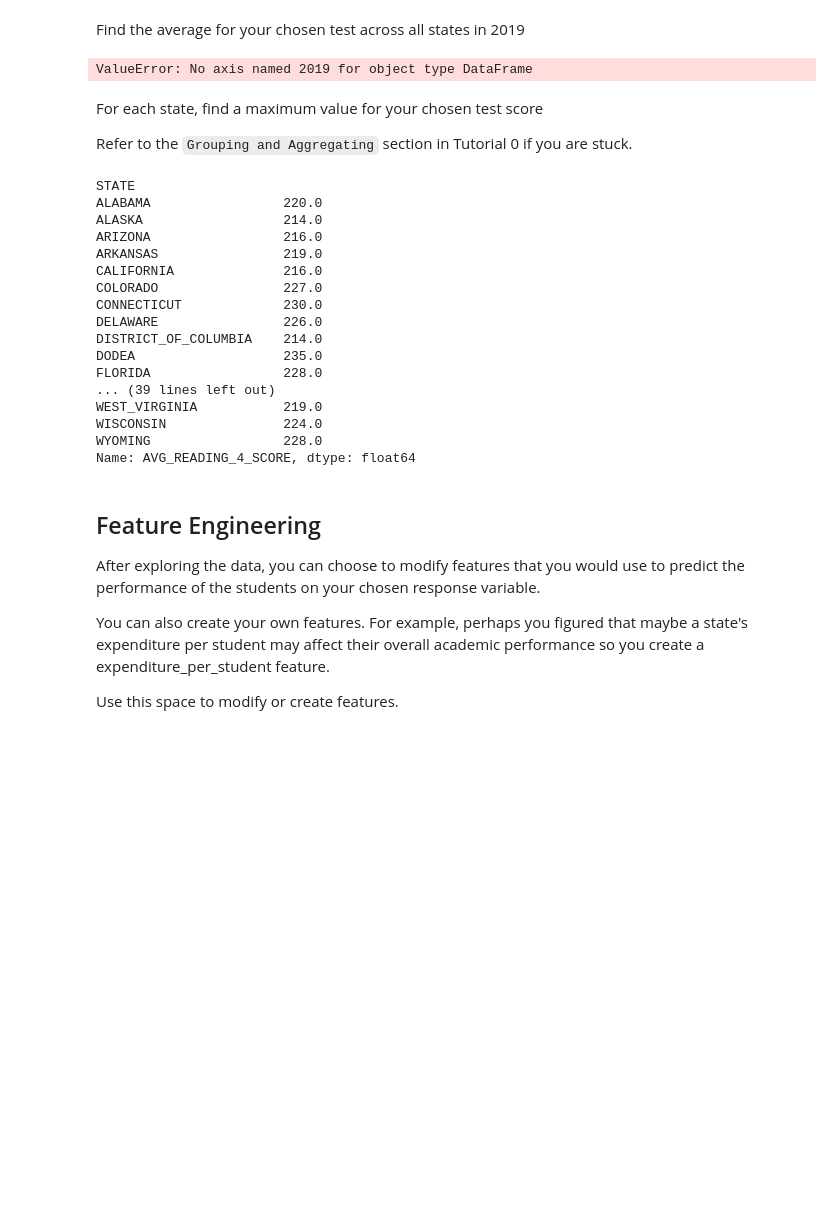
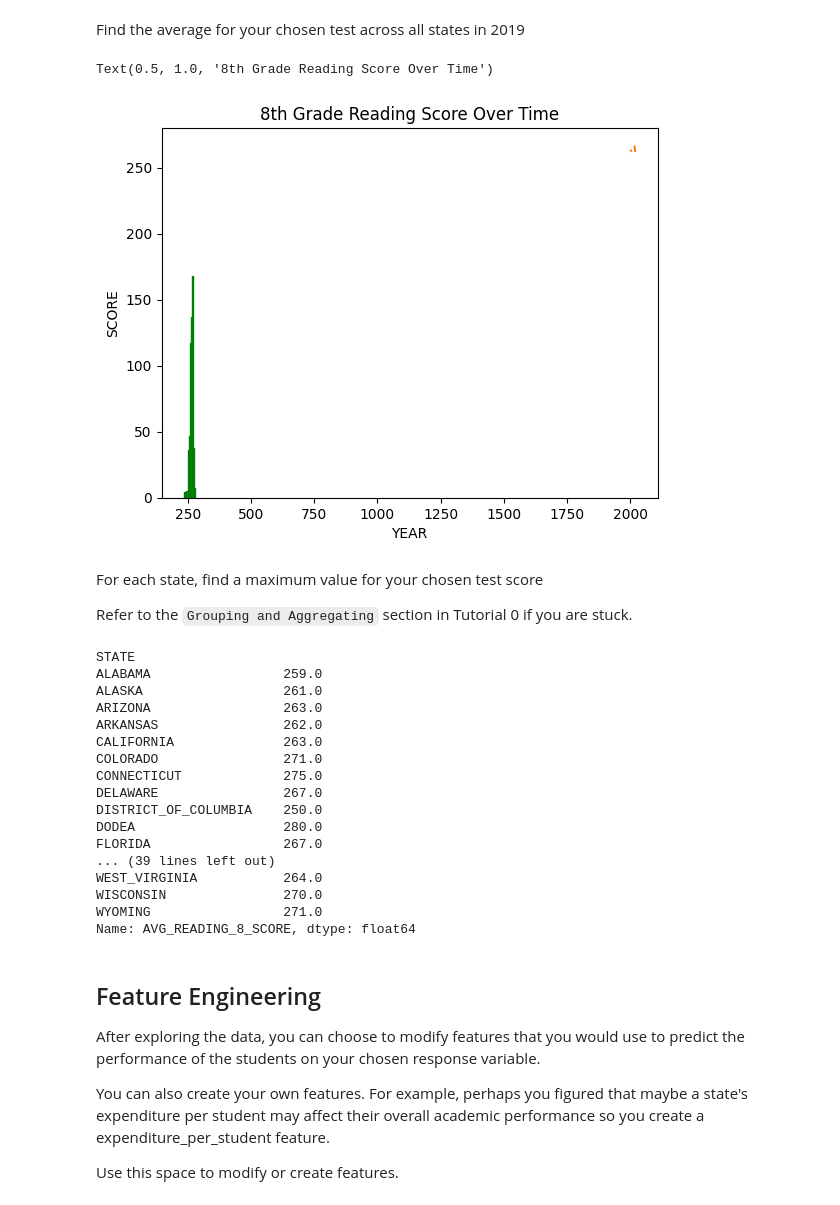
Before and after one commit to nanditashenoy/MDST-Tutorial, a Jupyter notebook: tutorial1/checkpoint1.ipynb, the cells around one changed output. Cells and saved outputs as stored; diff of their text form; code cells hidden in the pictures; blank space fills up the shorter version.

```diff
--- a/tutorial1/checkpoint1.ipynb
+++ b/tutorial1/checkpoint1.ipynb
@@ -52,6 +56,19 @@ df = pd.read_csv('../data/states_edu.csv')
 You should always familiarize yourself with what each column in the dataframe represents. Read about the states_edu dataset here: https://www.kaggle.com/noriuk/us-education-datasets-unification-project
 # %% [markdown]
 Use this space to rename columns, deal with missing data, etc. _(optional)_
+# %%
+df.rename({
+    'GRADES_PK_G':'ENROLL_PREK',
+    'GRADES_KG_G':'ENROLL_KINDER',
+    'GRADES_4_G':'ENROLL_4',
+    'GRADES_8_G':'ENROLL_8',
+    'GRADES_12_G':'ENROLL_12',
+    'GRADES_1_8_G':'ENROLL_PRIMARY',
+    'GRADES_9_12_G':'ENROLL_HS',
+    'GRADES_ALL_G':'ENROLL_ALL',
+    'ENROLL':'ENROLL_ALL_EST'
+    },
+    axis=1,inplace=True)
 # %% [markdown]
 <h2>Exploratory Data Analysis (EDA) </h2>
 # %% [markdown]
@@ -73,36 +90,40 @@ df.groupby('STATE')["AVG_READING_8_SCORE"].mean().plot()
 [figure]
 # %% [markdown]
 Find the average for your chosen test across all states in 2019
-# %%
-x = (df.groupby("STATE", 2019))
-x["AVG_READING_4_SCORE"].mean()
-# %% [output]
-ValueError: No axis named 2019 for object type DataFrame
+# %%
+df.AVG_READING_8_SCORE.plot.hist(title="Distribution of 8th Grade Reading Scores", edgecolor="green")
+
+df.groupby('YEAR')["AVG_READING_8_SCORE"].mean().plot()
+plt.ylabel('SCORE')
+plt.title('8th Grade Reading Score Over Time')
+# %% [output]
+Text(0.5, 1.0, '8th Grade Reading Score Over Time')
+[figure, added]
 # %% [markdown]
 For each state, find a maximum value for your chosen test score
 
 Refer to the `Grouping and Aggregating` section in Tutorial 0 if you are stuck.
 # %%
 x = (df.groupby("STATE"))
-x["AVG_READING_4_SCORE"].max()
+x["AVG_READING_8_SCORE"].max()
 # %% [output]
 STATE
-ALABAMA                 220.0
-ALASKA                  214.0
-ARIZONA                 216.0
-ARKANSAS                219.0
-CALIFORNIA              216.0
-COLORADO                227.0
-CONNECTICUT             230.0
-DELAWARE                226.0
-DISTRICT_OF_COLUMBIA    214.0
-DODEA                   235.0
-FLORIDA                 228.0
+ALABAMA                 259.0
+ALASKA                  261.0
+ARIZONA                 263.0
+ARKANSAS                262.0
+CALIFORNIA              263.0
+COLORADO                271.0
+CONNECTICUT             275.0
+DELAWARE                267.0
+DISTRICT_OF_COLUMBIA    250.0
+DODEA                   280.0
+FLORIDA                 267.0
 ... (39 lines left out)
-WEST_VIRGINIA           219.0
-WISCONSIN               224.0
-WYOMING                 228.0
-Name: AVG_READING_4_SCORE, dtype: float64
+WEST_VIRGINIA           264.0
+WISCONSIN               270.0
+WYOMING                 271.0
+Name: AVG_READING_8_SCORE, dtype: float64
 # %% [markdown]
 <h2> Feature Engineering </h2>
 
```
Also changed, not shown: parts of 8 cells of this notebook, 1 other file.
